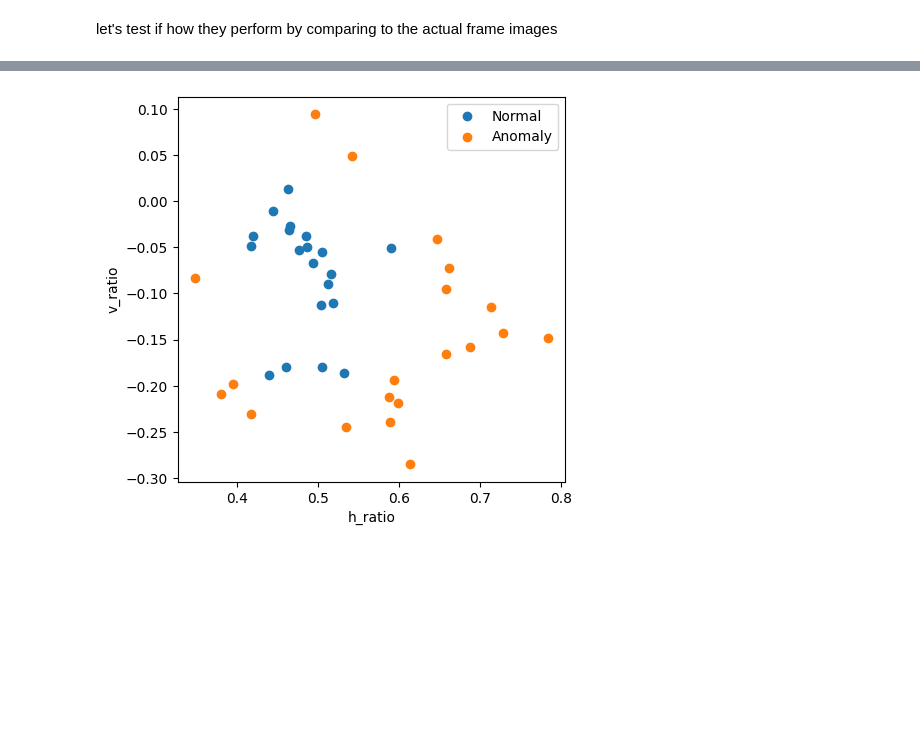
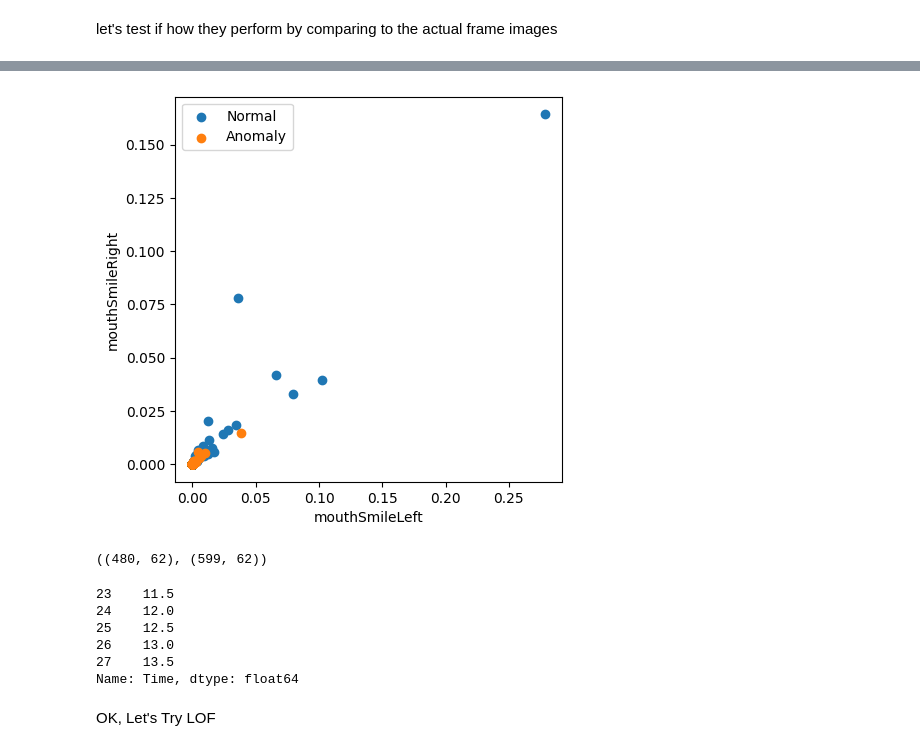
Before and after one commit to Ak62007/Multimodel-Reasoning, a Jupyter notebook: notebooks/master_df_ana.ipynb, the cells around one changed output, grey strips where cells are left out. Saved outputs shown, nothing was run; the diff lists cells and outputs as text; code cells hidden in the pictures; blank space fills up the shorter version.

```diff
--- a/notebooks/master_df_ana.ipynb
+++ b/notebooks/master_df_ana.ipynb
@@ -363,3 +396,5 @@ features = avw_merged_copy[['h_ratio', 'v_ratio']]
+# %%
+f_id = features.index
 # %%
 features.shape
 # %% [output]
@@ -379,5 +424,3 @@ IsolationForest(contamination=0.1, max_samples=256, random_state=101)
-# %%
-features = features.loc[features.index].copy()
 # %%
 scores = iso_forest.decision_function(features)
 # %%
@@ -403,2 +436,2 @@ array([[0.06137634],
 # %%
-test = pd.DataFrame(scores, columns=['scores'])
+test = pd.DataFrame(scores, columns=['scores'], index=f_id)
@@ -458,16 +507,31 @@ test.loc[test['anomalies'] == -1]
 # %%
-anomalies = avw_merged.loc[test[test['anomalies'] == -1].index].head(20)
-normal = avw_merged.loc[test[test['anomalies'] == 1].index].head(20)
+anomalies = avw_merged.loc[test[test['anomalies'] == -1].index]
+normal = avw_merged.loc[test[test['anomalies'] == 1].index]
 # %%
 # Visualization of the results
 plt.figure(figsize=(5, 5))
 
 # Plot non-anomalies then anomalies
-plt.scatter(normal['h_ratio'], normal['v_ratio'], label='Normal')
-plt.scatter(anomalies['h_ratio'], anomalies['v_ratio'], label='Anomaly')
-plt.xlabel("h_ratio")
-plt.ylabel("v_ratio")
+plt.scatter(normal['mouthSmileLeft'], normal['mouthSmileRight'], label='Normal')
+plt.scatter(anomalies['mouthSmileLeft'], anomalies['mouthSmileRight'], label='Anomaly')
+plt.xlabel("mouthSmileLeft")
+plt.ylabel("mouthSmileRight")
 plt.legend()
 plt.show()
 # %% [output]
-[figure, old version]
+[figure, new version]
+# %%
+anomalies.shape, normal.shape
+# %% [output]
+((480, 62), (599, 62))
+# %%
+anomalies['Time'].head()
+# %% [output]
+23    11.5
+24    12.0
+25    12.5
+26    13.0
+27    13.5
+Name: Time, dtype: float64
+# %% [markdown]
+OK, Let's Try LOF
```
Also changed, not shown: parts of 42 cells of this notebook, 2 other files.
